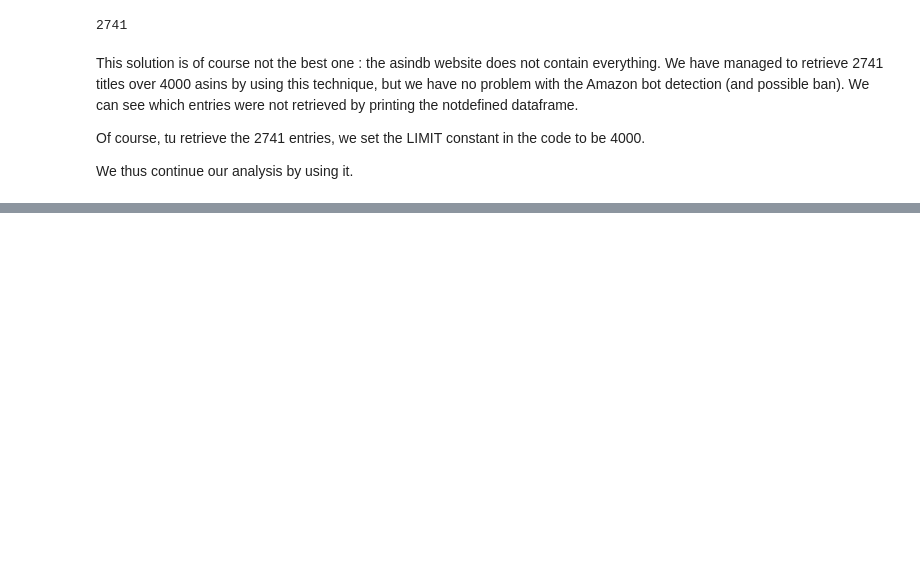
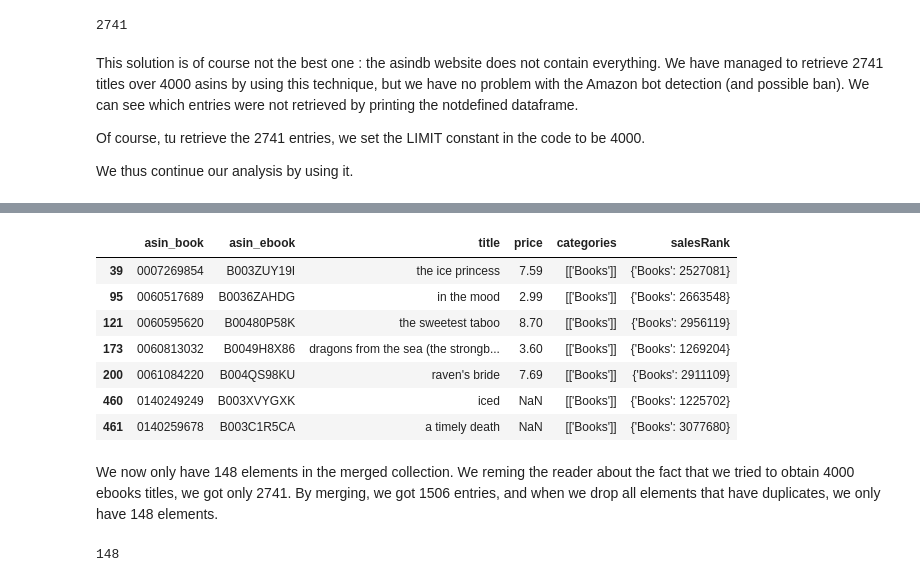
Before and after one commit to mj2905/ProjectMYP, a Jupyter notebook: project/Milestone 2.ipynb, the cells around one changed output, grey strips where cells are left out. Saved outputs shown, nothing was run; the diff lists cells and outputs as text; code cells hidden in the pictures; blank space fills up the shorter version.

Commit message:
continued with discussio about how to handle authors issues

```diff
--- a/project/Milestone 2.ipynb
+++ b/project/Milestone 2.ipynb
@@ -346,0 +432,17 @@ We thus continue our analysis by using it.
+# %%
+merged_metadatas.drop_duplicates('title',keep=False).head(7)
+# %% [output]
+|  | asin_book | asin_ebook | title | price | categories | salesRank |
+| 39 | 0007269854 | B003ZUY19I | the ice princess | 7.59 | [['Books']] | {'Books': 2527081} |
+| 95 | 0060517689 | B0036ZAHDG | in the mood | 2.99 | [['Books']] | {'Books': 2663548} |
+| 121 | 0060595620 | B00480P58K | the sweetest taboo | 8.70 | [['Books']] | {'Books': 2956119} |
+| 173 | 0060813032 | B0049H8X86 | dragons from the sea (the strongb... | 3.60 | [['Books']] | {'Books': 1269204} |
+| 200 | 0061084220 | B004QS98KU | raven's bride | 7.69 | [['Books']] | {'Books': 2911109} |
+| 460 | 0140249249 | B003XVYGXK | iced | NaN | [['Books']] | {'Books': 1225702} |
+| 461 | 0140259678 | B003C1R5CA | a timely death | NaN | [['Books']] | {'Books': 3077680} |
+# %% [markdown]
+We now only have 148 elements in the merged collection. We reming the reader about the fact that we tried to obtain 4000 ebooks titles, we got only 2741. By merging, we got 1506 entries, and when we drop all elements that have duplicates, we only have 148 elements.
+# %%
+merged_metadatas.drop_duplicates('title',keep=False).shape[0]
+# %% [output]
+148
```
Also changed, not shown: parts of 22 cells of this notebook.
